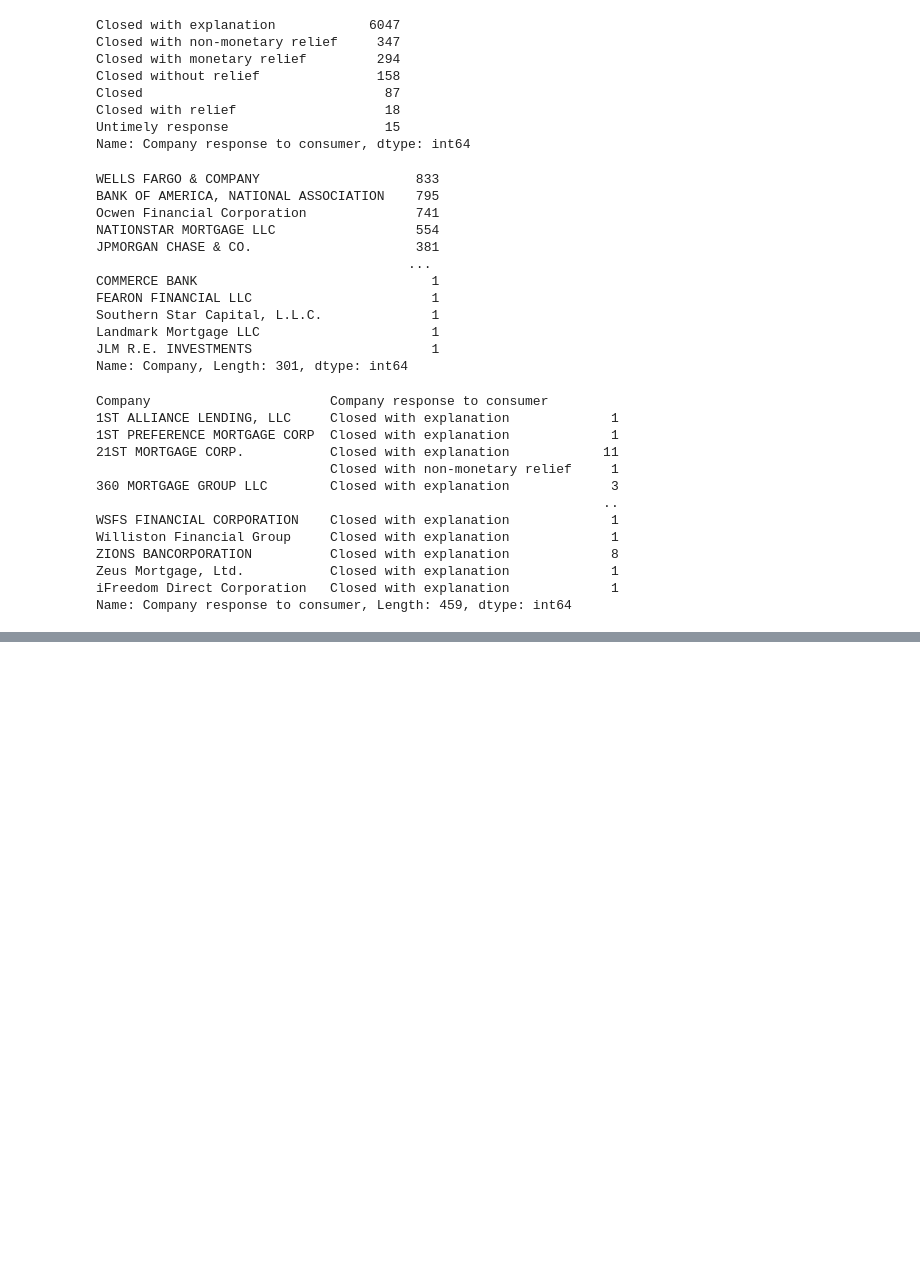
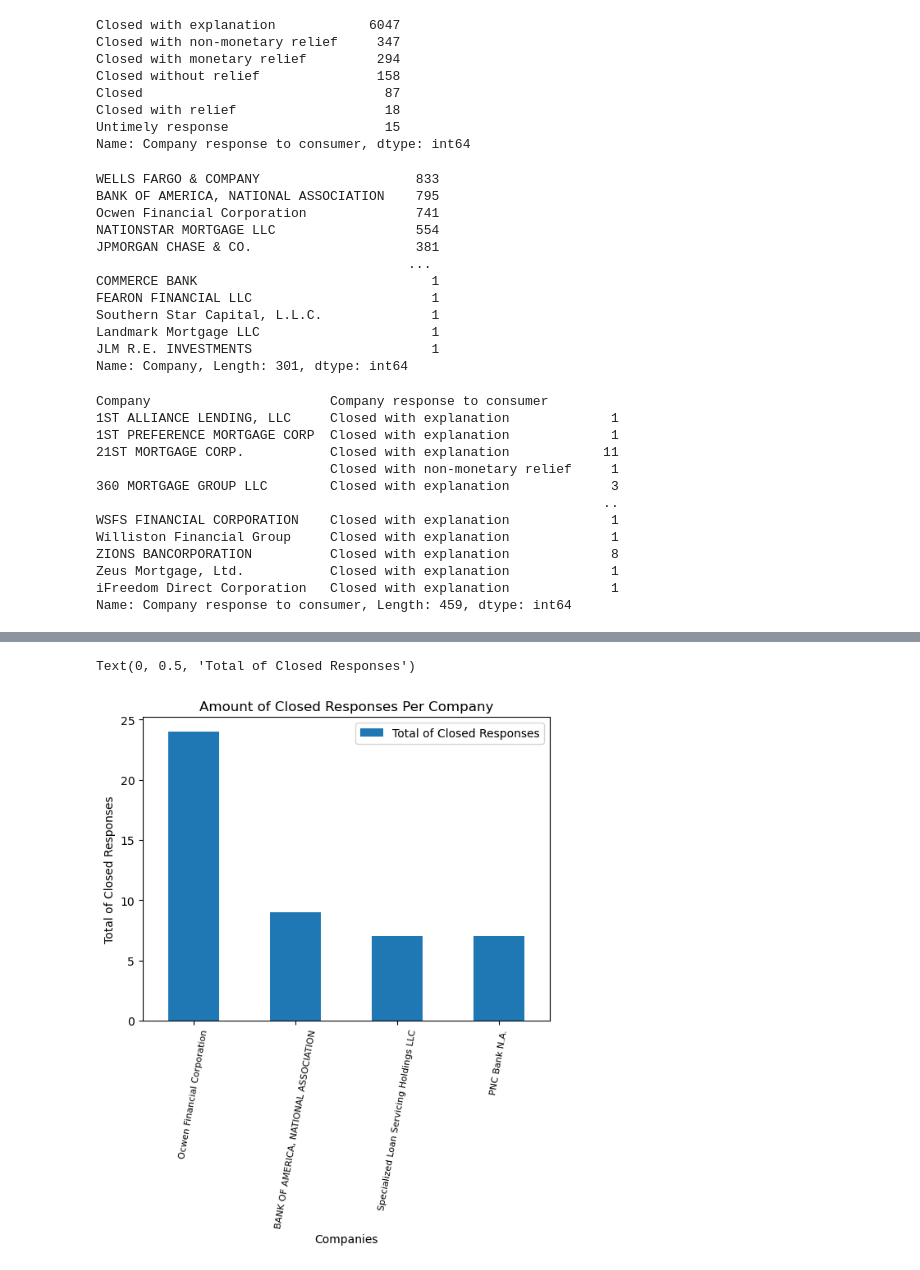
Before and after one commit to carlosvalenciano/Customer-Complaints, a Jupyter notebook: customercomplaints.ipynb, the cells around one changed output, grey strips where cells are left out. Saved outputs shown, nothing was run; the diff lists cells and outputs as text; code cells hidden in the pictures; blank space fills up the shorter version.

```diff
--- a/customercomplaints.ipynb
+++ b/customercomplaints.ipynb
@@ -90,0 +174,8 @@ company_grouped_df
+# %%
+#This is to show the amount of responses Closed top 3
+closed_df = complaints_df.get_group('Closed').value_counts()
+closed_df = pd.DataFrame(closed_df)
+closed_df = closed_df.rename(columns= {"Company": "Total of Closed Responses"})
+closedtop3_df = closed_df.loc[closed_df['Total of Closed Responses'] >= 7]
+closedtop3_df = pd.DataFrame(closedtop3_df)
+closedtop3_df
@@ -90,0 +239,9 @@ company_grouped_df
+# %%
+closedtop3_df.plot.bar()
+plt.title('Amount of Closed Responses Per Company')
+plt.xticks(rotation=80, horizontalalignment="center", fontsize=8)
+plt.xlabel('Companies')
+plt.ylabel('Total of Closed Responses')
+# %% [output]
+Text(0, 0.5, 'Total of Closed Responses')
+[figure, added]
```
Also changed, not shown: parts of 18 cells of this notebook.
